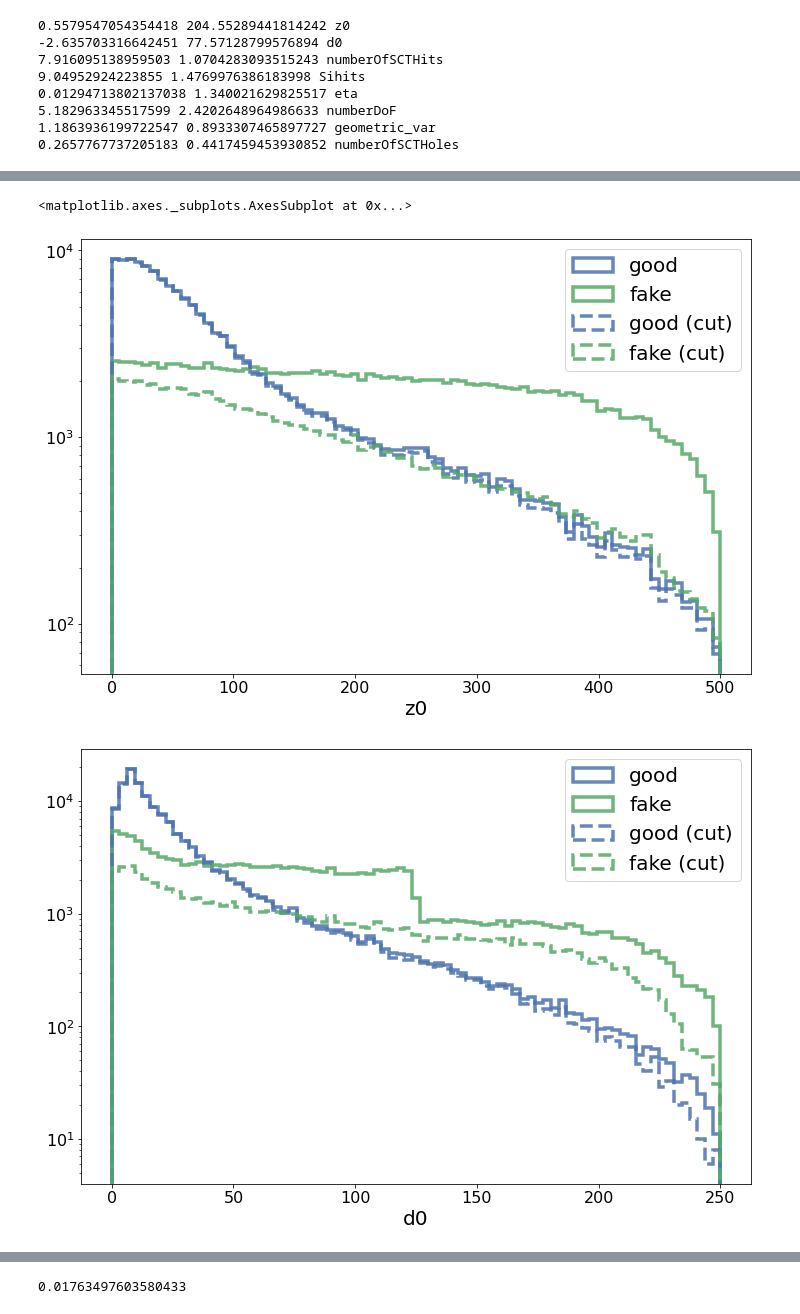
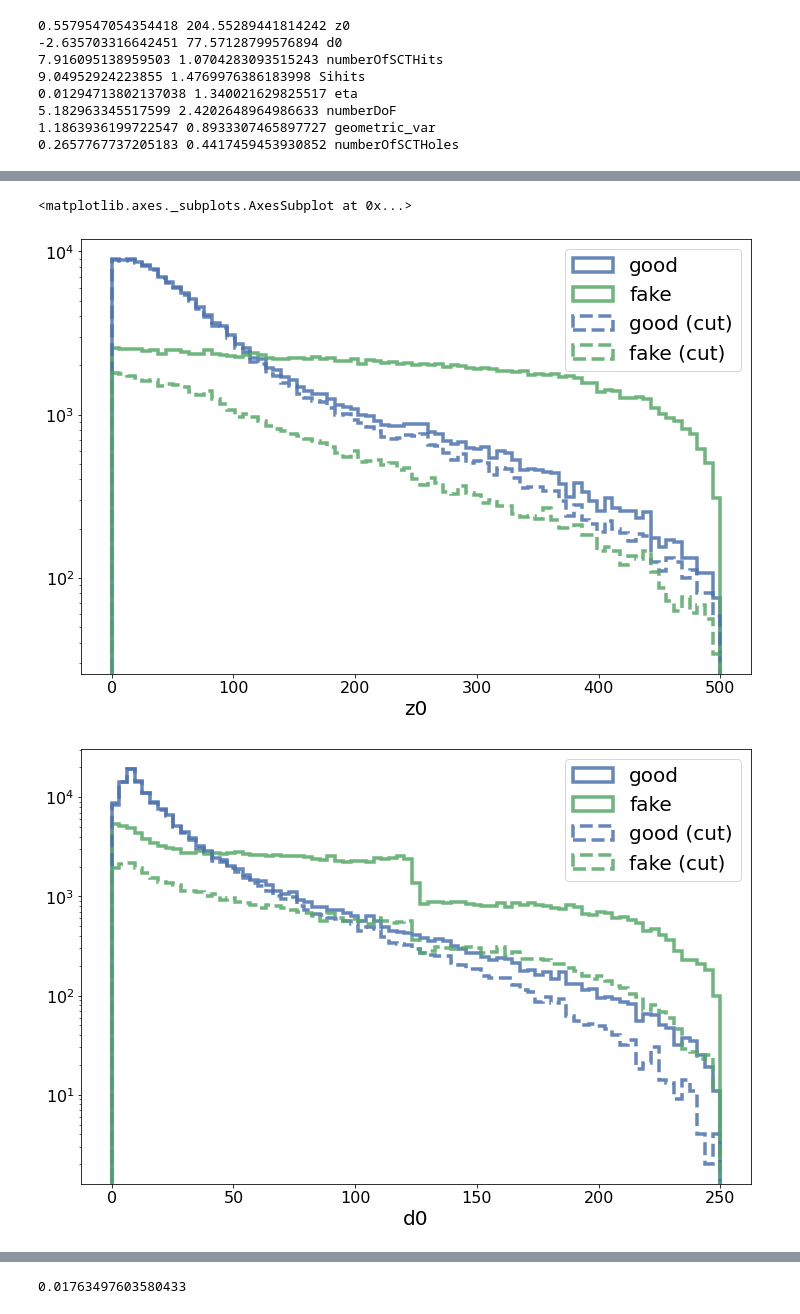
Before and after one commit to robinnewhouse/ATLAS-Large-Radius-Tracking, a Jupyter notebook: LRTTraining.ipynb, the cells around one changed output, grey strips where cells are left out. Cells and saved outputs as stored; diff of their text form; code cells hidden in the pictures.

```diff
--- a/LRTTraining.ipynb
+++ b/LRTTraining.ipynb
@@ -700,12 +725,15 @@ test_set
 597930 rows × 10 columns
 # %%
 unscaled_test_set = pd.DataFrame()
+
 for mean, std, col in zip(X_mean, X_std, test_set.columns):
   print(mean, std, col)
   # unscale and unshift
   unscaled_test_set[col] = test_set[col]*std + mean
 unscaled_test_set['predictions'] = test_set['predictions']
 unscaled_test_set['truth'] = test_set['truth']
+
+unscaled_test_set = test_set
 # %% [output]
 0.5579547054354418 204.55289441814242 z0
 -2.635703316642451 77.57128799576894 d0
@@ -805,33 +834,33 @@ def test_cut(x, cut_query, bins=np.linspace(0,1,11), leg_loc='upper left', log=F
 
     good_query = 'truth == 1'
     fake_query = 'truth == 0'
     # Create slices for convenience
     good = df.query(good_query)
     fake = df.query(fake_query)
     # apply cut
     new_good = good.query(cut_query)
     new_fake = fake.query(cut_query)
 
     good_vals = ax.hist(good[x], edgecolor='#4C72B0', **plot_options)
     fake_vals = ax.hist(fake[x], edgecolor='#55A868', **plot_options)
     good_vals = ax.hist(new_good[x], edgecolor='#4C72B0', linestyle='--', **plot_options)
     fake_vals = ax.hist(new_fake[x], edgecolor='#55A868', linestyle='--',  **plot_options)
     ax.legend(['good', 'fake', 'good (cut)', 'fake (cut)'], loc=leg_loc, fontsize=20)
     ax.set_xlabel(x, fontsize = 20)
     ax.tick_params(axis='both', which='major', labelsize=16)
     return ax
 
-cut_val = 0.1
+cut_val = 0.2
 cut_query = f'predictions > {cut_val}'
 fig, ax = plt.subplots(1, 1,figsize=(12,8))
 test_cut('z0', cut_query, bins=np.linspace(0,500,80), leg_loc='upper right', log=True)
 fig, ax = plt.subplots(1, 1,figsize=(12,8))
 test_cut('d0', cut_query, bins=np.linspace(0,250,80), leg_loc='upper right', log=True)
 fig, ax = plt.subplots(1, 1,figsize=(12,8))
 test_cut('predictions', cut_query, bins=np.linspace(0,1,80), leg_loc='upper right', log=False)
 # fig, ax = plt.subplots(1, 1,figsize=(12,8))
 # test_cut('truthProbability', cut_query, bins=np.linspace(0,1,11), leg_loc='upper left')
 # %% [output]
 <matplotlib.axes._subplots.AxesSubplot at 0x...>
-[figure, old version]
+[figure, new version]
-[figure, old version]
+[figure, new version]
```
Also changed, not shown: parts of 22 cells of this notebook.
